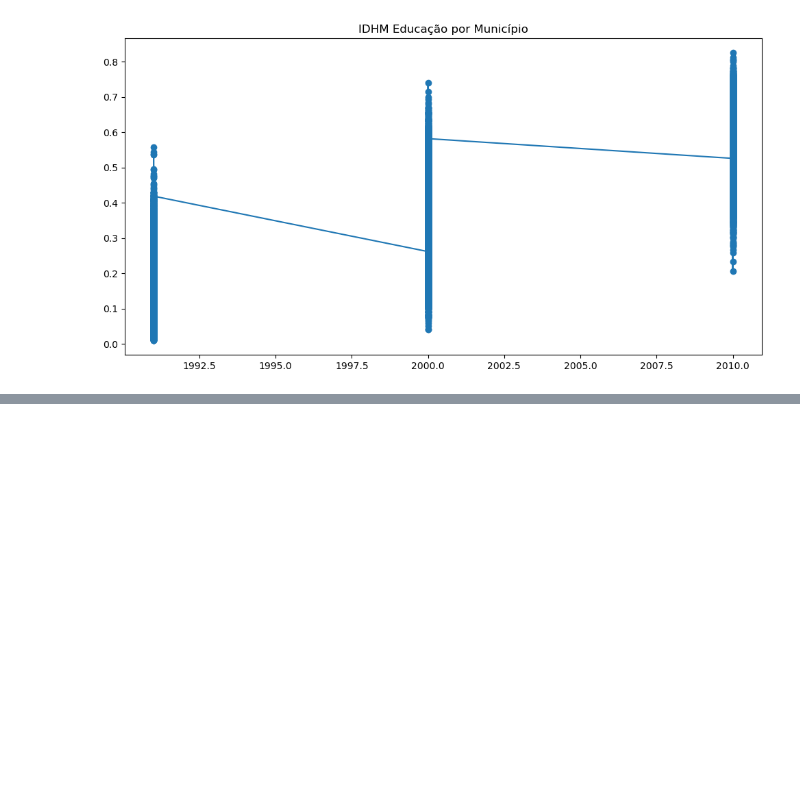
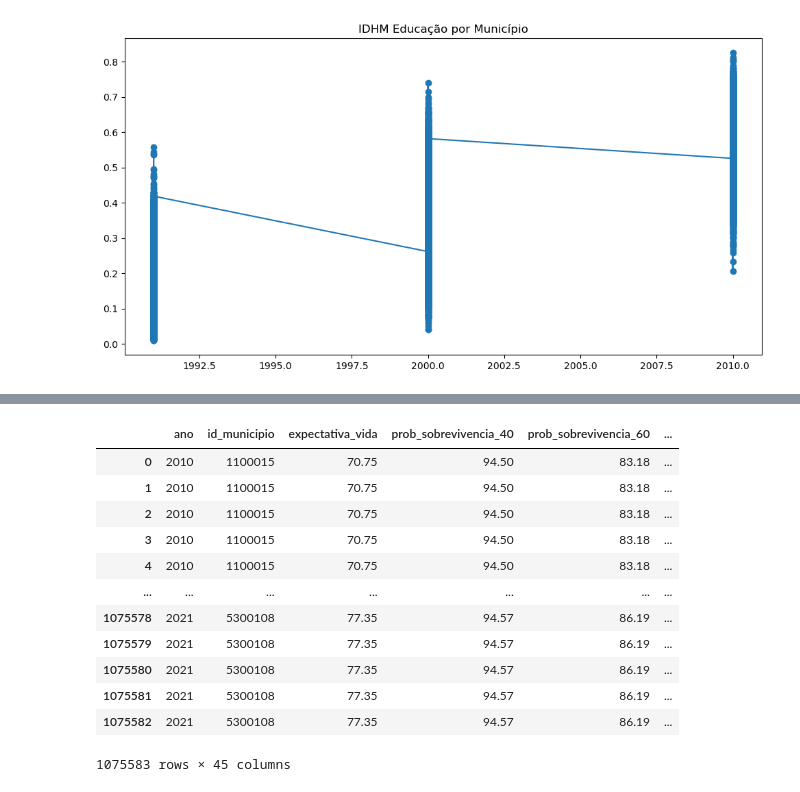
Before and after one commit to ZuilhoSe/ME-A2, a Jupyter notebook: limpeza_dados.ipynb, the cells around one changed output, grey strips where cells are left out. Saved outputs shown, nothing was run; the diff lists cells and outputs as text; code cells hidden in the pictures; blank space fills up the shorter version.

```diff
--- a/limpeza_dados.ipynb
+++ b/limpeza_dados.ipynb
@@ -79,0 +207,11 @@ SyntaxError: invalid syntax (3151494660.py, line 2)
+# %%
+# add all years from 2006 to 2022 repliating the previous year if not exists
+novos_dados = []
+for i in range(2006, 2023, 2):
+    dados_replicados = df_filtered[df_filtered['ano'] == i - 1].copy()
+    dados_replicados['ano'] = i
+    novos_dados.append(dados_replicados)
+
+df_filtered = pd.concat([df_filtered] + novos_dados)
+
+print(df_filtered['ano'].unique())
@@ -79,0 +223,4 @@ SyntaxError: invalid syntax (3151494660.py, line 2)
+# %%
+merged_pib_ideb = pd.merge(merged_pib, df_filtered, on=['id_municipio', 'ano'], how='inner')
+
+merged_pib_ideb.isnull().mean() * 100
@@ -79,0 +248,28 @@ SyntaxError: invalid syntax (3151494660.py, line 2)
+# %%
+with open('data/uf.txt', 'r') as f:
+    ufs = f.read().splitlines()
+
+data = [uf.split(' ') for uf in ufs]
+df_uf = pd.DataFrame(data, columns=['uf', 'code'])
+# %%
+# adicionar a coluna uf no dataframe baseado nos 2 primeiros digitos do id_municipio
+merged_pib_ideb['code'] = merged_pib_ideb['id_municipio'].str[:2]
+
+# merge com o dataframe de ufs
+merged_pib_ideb = pd.merge(merged_pib_ideb, df_uf, on='code', how='inner')
+# %%
+merged_pib_ideb
+# %% [output]
+|  | ano | id_municipio | expectativa_vida | prob_sobrevivencia_40 | prob_sobrevivencia_60 | ... |
+| 0 | 2010 | 1100015 | 70.75 | 94.50 | 83.18 | ... |
+| 1 | 2010 | 1100015 | 70.75 | 94.50 | 83.18 | ... |
+| 2 | 2010 | 1100015 | 70.75 | 94.50 | 83.18 | ... |
+| 3 | 2010 | 1100015 | 70.75 | 94.50 | 83.18 | ... |
+| 4 | 2010 | 1100015 | 70.75 | 94.50 | 83.18 | ... |
+| ... | ... | ... | ... | ... | ... | ... |
+| 1075578 | 2021 | 5300108 | 77.35 | 94.57 | 86.19 | ... |
+| 1075579 | 2021 | 5300108 | 77.35 | 94.57 | 86.19 | ... |
+| 1075580 | 2021 | 5300108 | 77.35 | 94.57 | 86.19 | ... |
+| 1075581 | 2021 | 5300108 | 77.35 | 94.57 | 86.19 | ... |
+| 1075582 | 2021 | 5300108 | 77.35 | 94.57 | 86.19 | ... |
+1075583 rows × 45 columns
```
Also changed, not shown: parts of 20 cells of this notebook, 3 other files.
